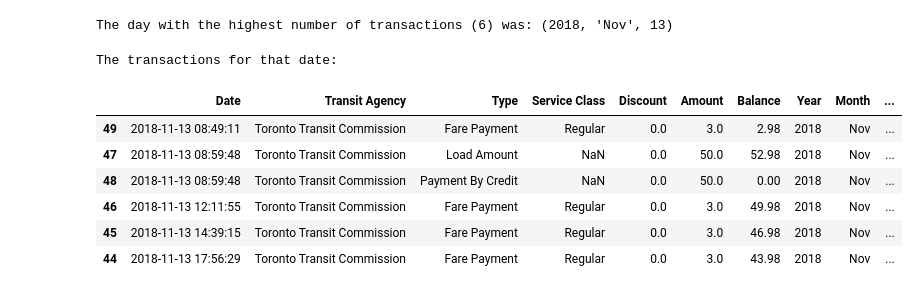
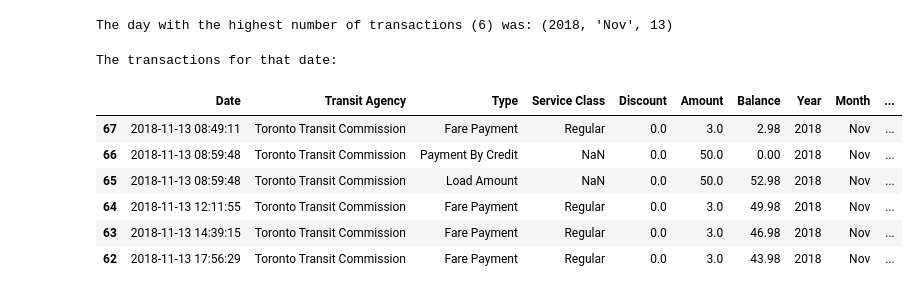
Before and after one commit to m9brady/Presto-EDA, a Jupyter notebook: notebooks/presto_costs.ipynb, the cells around one changed output. Saved outputs shown, nothing was run; the diff lists cells and outputs as text; code cells hidden in the pictures.

Commit message:
update notebook
use the `max_trans` variable rather than hardcoded `2018-11-13`

```diff
--- a/notebooks/presto_costs.ipynb
+++ b/notebooks/presto_costs.ipynb
@@ -42,17 +42,17 @@ The day with the highest number of transactions (6) was: (2018, 'Nov', 13)
 # %%
 print('The transactions for that date:')
 df.loc[
-    df['Date'].dt.strftime('%Y-%m-%d') == '2018-11-13'
+    df['Date'].dt.strftime('%Y-%b-%d') == '{}-{}-{}'.format(*max_trans)
 ]
 # %% [output]
 The transactions for that date:
 |  | Date | Transit Agency | Type | Service Class | Discount | Amount | Balance | Year | Month | ... |
-| 49 | 2018-11-13 08:49:11 | Toronto Transit Commission | Fare Payment | Regular | 0.0 | 3.0 | 2.98 | 2018 | Nov | ... |
-| 47 | 2018-11-13 08:59:48 | Toronto Transit Commission | Load Amount | NaN | 0.0 | 50.0 | 52.98 | 2018 | Nov | ... |
-| 48 | 2018-11-13 08:59:48 | Toronto Transit Commission | Payment By Credit | NaN | 0.0 | 50.0 | 0.00 | 2018 | Nov | ... |
-| 46 | 2018-11-13 12:11:55 | Toronto Transit Commission | Fare Payment | Regular | 0.0 | 3.0 | 49.98 | 2018 | Nov | ... |
-| 45 | 2018-11-13 14:39:15 | Toronto Transit Commission | Fare Payment | Regular | 0.0 | 3.0 | 46.98 | 2018 | Nov | ... |
-| 44 | 2018-11-13 17:56:29 | Toronto Transit Commission | Fare Payment | Regular | 0.0 | 3.0 | 43.98 | 2018 | Nov | ... |
+| 67 | 2018-11-13 08:49:11 | Toronto Transit Commission | Fare Payment | Regular | 0.0 | 3.0 | 2.98 | 2018 | Nov | ... |
+| 66 | 2018-11-13 08:59:48 | Toronto Transit Commission | Payment By Credit | NaN | 0.0 | 50.0 | 0.00 | 2018 | Nov | ... |
+| 65 | 2018-11-13 08:59:48 | Toronto Transit Commission | Load Amount | NaN | 0.0 | 50.0 | 52.98 | 2018 | Nov | ... |
+| 64 | 2018-11-13 12:11:55 | Toronto Transit Commission | Fare Payment | Regular | 0.0 | 3.0 | 49.98 | 2018 | Nov | ... |
+| 63 | 2018-11-13 14:39:15 | Toronto Transit Commission | Fare Payment | Regular | 0.0 | 3.0 | 46.98 | 2018 | Nov | ... |
+| 62 | 2018-11-13 17:56:29 | Toronto Transit Commission | Fare Payment | Regular | 0.0 | 3.0 | 43.98 | 2018 | Nov | ... |
 # %%
 print('Fares paid using Presto card by year/month')
 df.loc[
```
Also changed, not shown: parts of 5 cells of this notebook.
